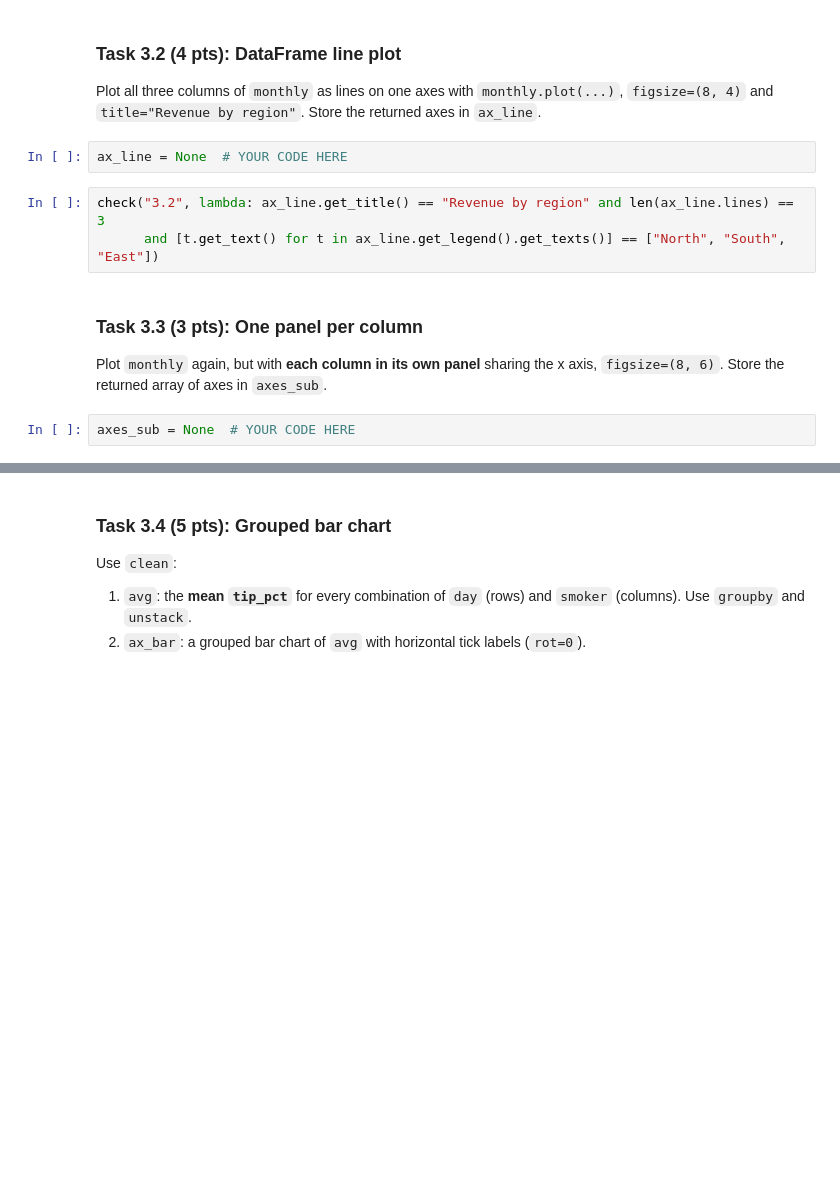
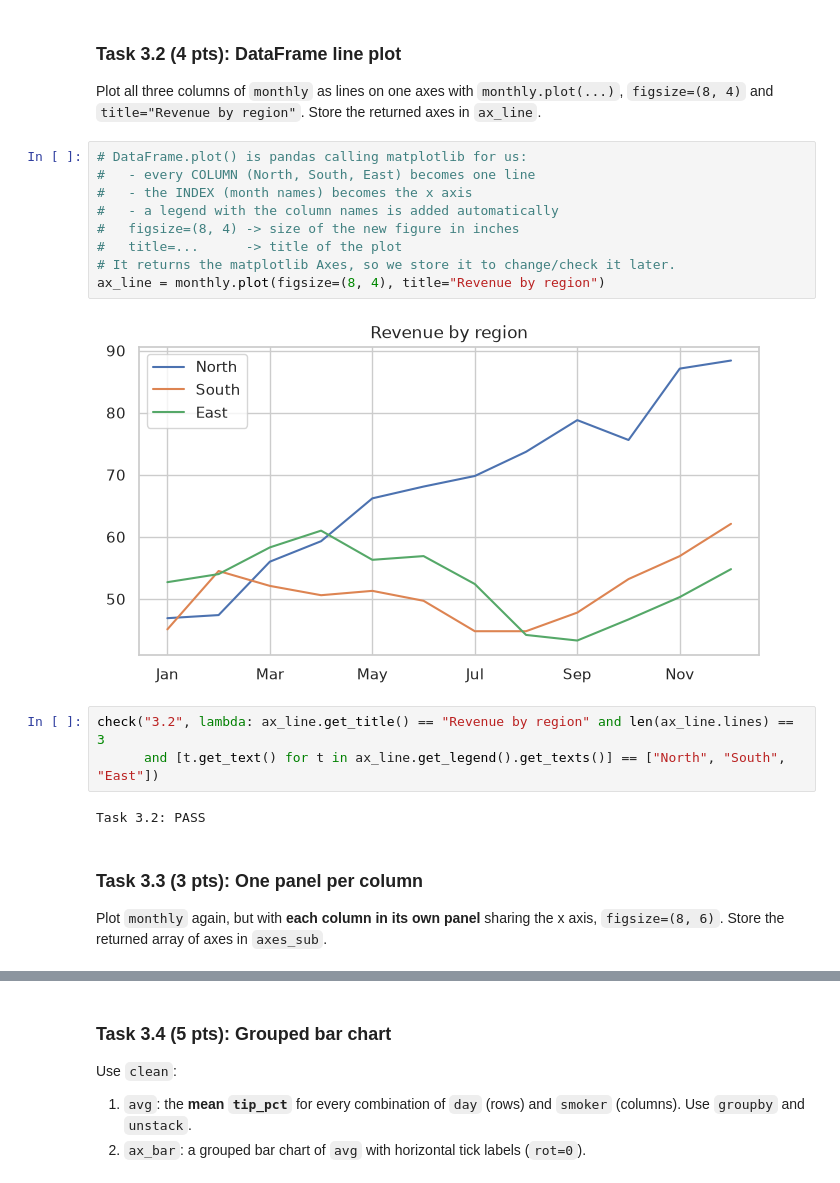
Before and after one commit to DanKair/python-uni-data-analysis, a Jupyter notebook: lab9/Lab9_Plotting.ipynb, the cells around one changed output, grey strips where cells are left out. Cells and saved outputs as stored; diff of their text form; blank space fills up the shorter version.

```diff
--- a/lab9/Lab9_Plotting.ipynb
+++ b/lab9/Lab9_Plotting.ipynb
@@ -403,15 +533,24 @@ check("3.1", lambda: len(clean) == len(tips) - 1 and clean["tip_pct"].max() < 1)
 
 Plot all three columns of `monthly` as lines on one axes with `monthly.plot(...)`, `figsize=(8, 4)` and
 `title="Revenue by region"`. Store the returned axes in `ax_line`.
-# %%
-ax_line = None  # YOUR CODE HERE
+# %%
+# DataFrame.plot() is pandas calling matplotlib for us:
+#   - every COLUMN (North, South, East) becomes one line
+#   - the INDEX (month names) becomes the x axis
+#   - a legend with the column names is added automatically
+#   figsize=(8, 4) -> size of the new figure in inches
+#   title=...      -> title of the plot
+# It returns the matplotlib Axes, so we store it to change/check it later.
+ax_line = monthly.plot(figsize=(8, 4), title="Revenue by region")
+# %% [output]
+[figure, added]
 # %%
 check("3.2", lambda: ax_line.get_title() == "Revenue by region" and len(ax_line.lines) == 3
       and [t.get_text() for t in ax_line.get_legend().get_texts()] == ["North", "South", "East"])
+# %% [output]
+Task 3.2: PASS
 # %% [markdown]
 ### Task 3.3 (3 pts): One panel per column
 
 Plot `monthly` again, but with **each column in its own panel** sharing the x axis, `figsize=(8, 6)`.
 Store the returned array of axes in `axes_sub`.
-# %%
-axes_sub = None  # YOUR CODE HERE
```
Also changed, not shown: parts of 78 cells of this notebook.
